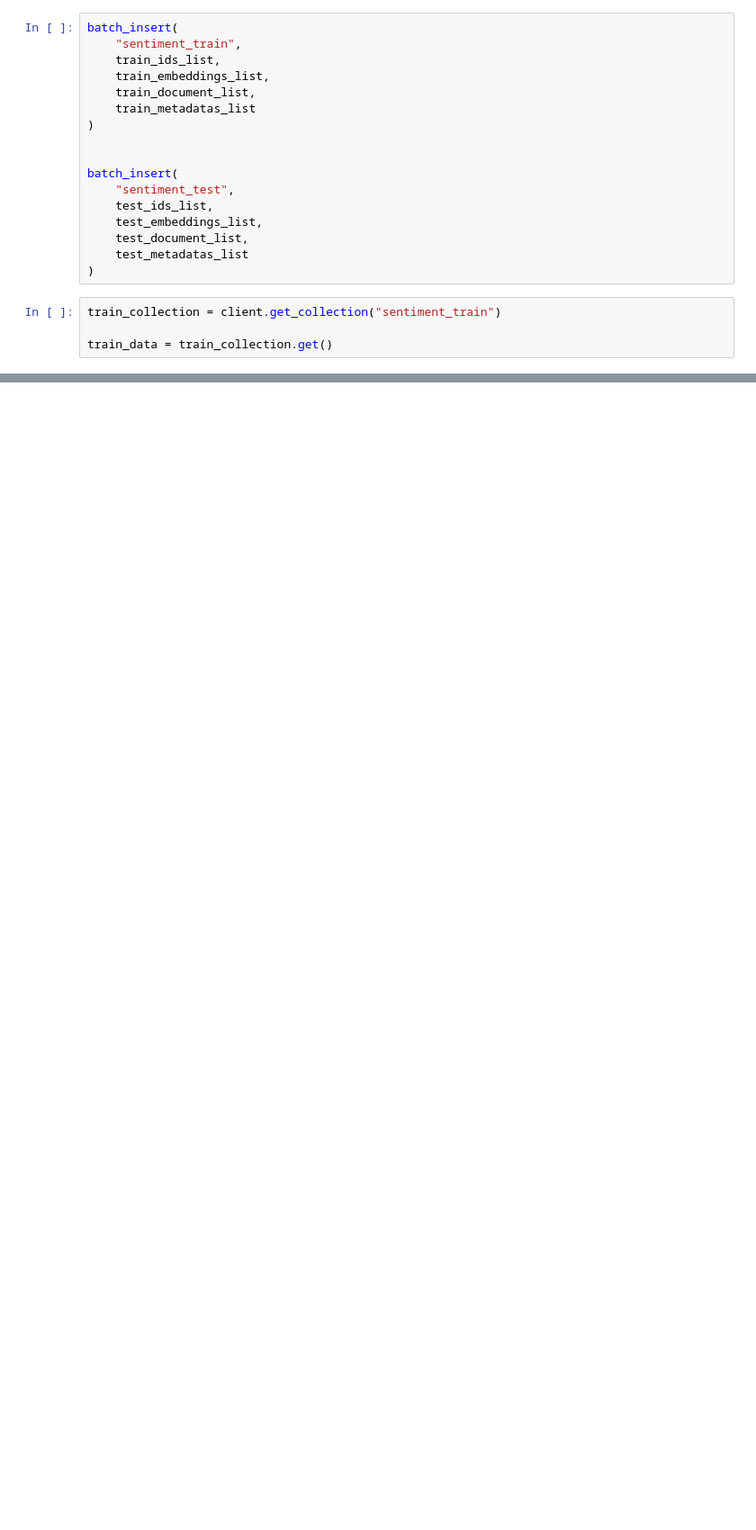
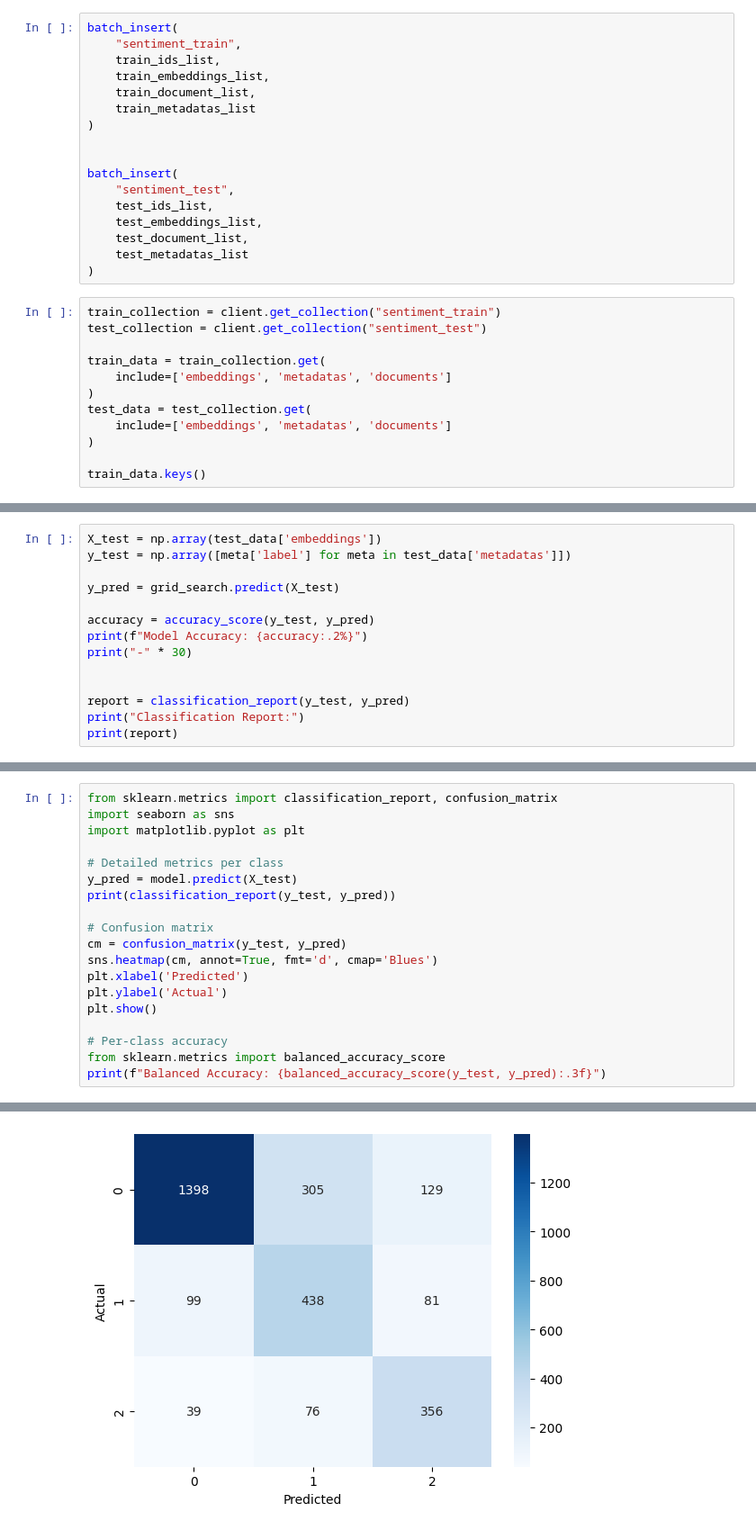
Before and after one commit to epsilon403/AeroStream-Analytics, a Jupyter notebook: data.ipynb, the cells around one changed output, grey strips where cells are left out. Shown at 90% size. Drawn from its saved outputs; the diff is of its cells as text; blank space fills up the shorter version.

```diff
--- a/data.ipynb
+++ b/data.ipynb
@@ -266,5 +300,13 @@ batch_insert(
 )
 # %%
 train_collection = client.get_collection("sentiment_train")
+test_collection = client.get_collection("sentiment_test")
 
-train_data = train_collection.get()
+train_data = train_collection.get(
+    include=['embeddings', 'metadatas', 'documents']
+)
+test_data = test_collection.get(
+    include=['embeddings', 'metadatas', 'documents']
+)
+
+train_data.keys()
@@ -270,0 +532,14 @@ train_data = train_collection.get()
+# %%
+X_test = np.array(test_data['embeddings'])
+y_test = np.array([meta['label'] for meta in test_data['metadatas']])
+
+y_pred = grid_search.predict(X_test)
+
+accuracy = accuracy_score(y_test, y_pred)
+print(f"Model Accuracy: {accuracy:.2%}")
+print("-" * 30)
+
+
+report = classification_report(y_test, y_pred)
+print("Classification Report:")
+print(report)
@@ -270,0 +559,20 @@ train_data = train_collection.get()
+# %%
+from sklearn.metrics import classification_report, confusion_matrix
+import seaborn as sns
+import matplotlib.pyplot as plt
+
+# Detailed metrics per class
+y_pred = model.predict(X_test)
+print(classification_report(y_test, y_pred))
+
+# Confusion matrix
+cm = confusion_matrix(y_test, y_pred)
+sns.heatmap(cm, annot=True, fmt='d', cmap='Blues')
+plt.xlabel('Predicted')
+plt.ylabel('Actual')
+plt.show()
+
+# Per-class accuracy
+from sklearn.metrics import balanced_accuracy_score
+print(f"Balanced Accuracy: {balanced_accuracy_score(y_test, y_pred):.3f}")
+# %% [output]
@@ -270,0 +588 @@ train_data = train_collection.get()
+[figure, added]
```
Also changed, not shown: parts of 9 cells of this notebook.
